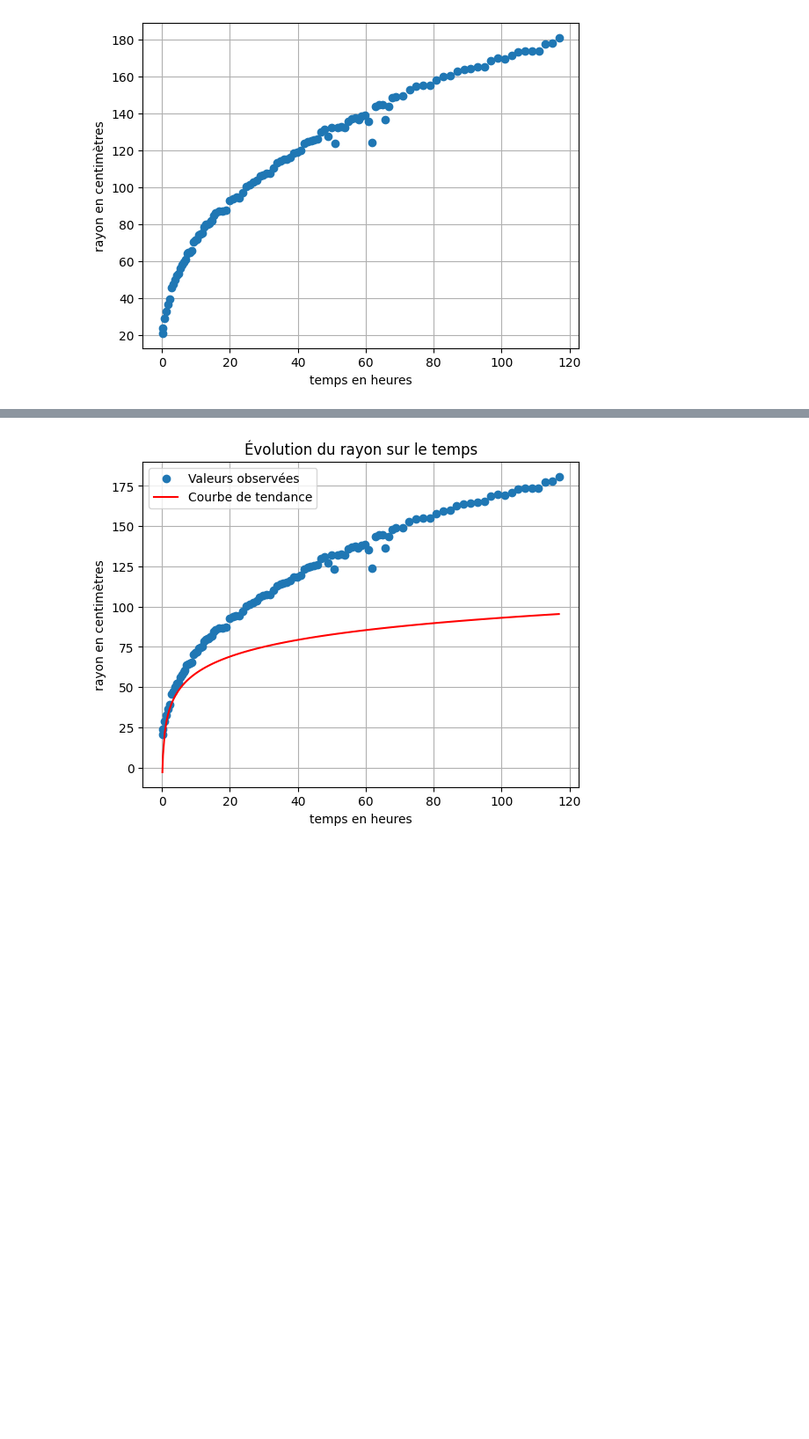
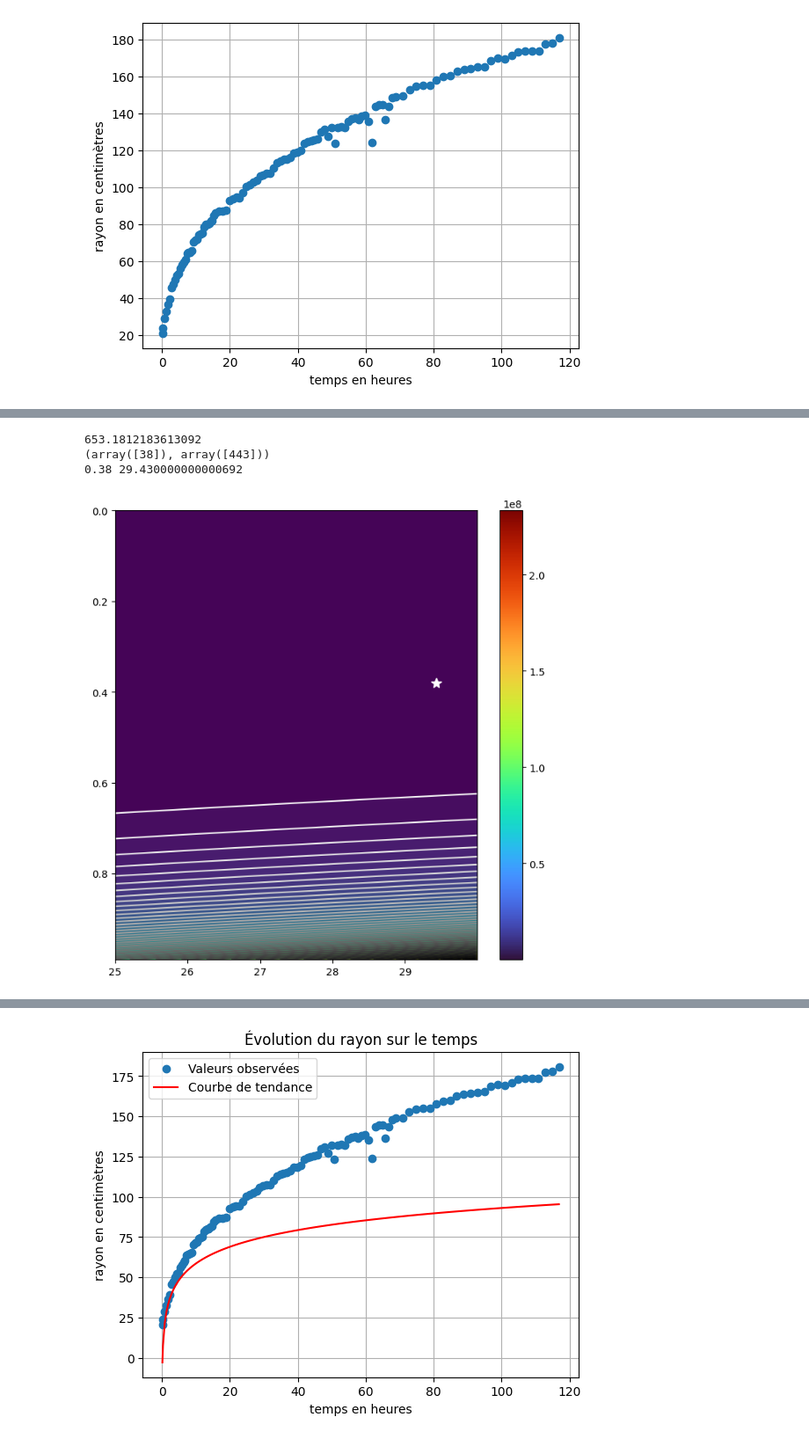
Before and after one commit to HDeBoever/gee-sat-imagery-analysis, a Jupyter notebook: cours6_info.ipynb, the cells around one changed output, grey strips where cells are left out. Shown at 88% size. Drawn from its saved outputs; the diff is of its cells as text; code cells hidden in the pictures; blank space fills up the shorter version.

```diff
--- a/cours6_info.ipynb
+++ b/cours6_info.ipynb
@@ -126,3 +157,39 @@ calculate_best_residual(temps, rayon)
+# %%
+# exploration des paramètres en exponentielle
+def calculate_best_residual_exponentielle(x,y):
+    a = np.arange(0.2,0.6,0.001)
+    b = np.arange(28,30,0.001)
+
+    residuals = np.zeros((len(a), len(b)))*np.nan
+
+    for i in range(len(a)):
+        for j in range(len(b)):
+            y_model = b[j]*(x**a[i])
+            residuals[i,j] = np.sum((y-y_model)**2)
+    extensions = [b[0], b[-1], a[-1], a[0]]
+
+    print(np.min(residuals))
+    print(np.where(residuals == np.min(residuals)))
+    print(a[np.where(residuals == np.min(residuals))[0][0]], b[np.where(residuals == np.min(residuals))[1][0]])
+    plt.figure(figsize=(8,8))
+    plt.contourf(np.flipud(residuals), 50, extent=extensions)
+    plt.contour(np.flipud(residuals), 50, extent=extensions, cmap='gray_r')
+    plt.plot(
+        b[np.where(residuals == np.min(residuals))[1][0]],
+        a[np.where(residuals == np.min(residuals))[0][0]],
+        '*w',
+        markersize = 10,
+    )
+    plt.imshow(residuals, aspect='auto', extent=extensions, cmap='turbo')
+    plt.colorbar()
+    plt.show()
+
+calculate_best_residual_exponentielle(temps, rayon)
+# %% [output]
+653.1812183613092
+(array([38]), array([443]))
+0.38 29.430000000000692
+[figure, added]
 # %%
 # faire la relation entre le rayon et le temps
 def racine(x, y):
```
Also changed, not shown: parts of 3 cells of this notebook.
